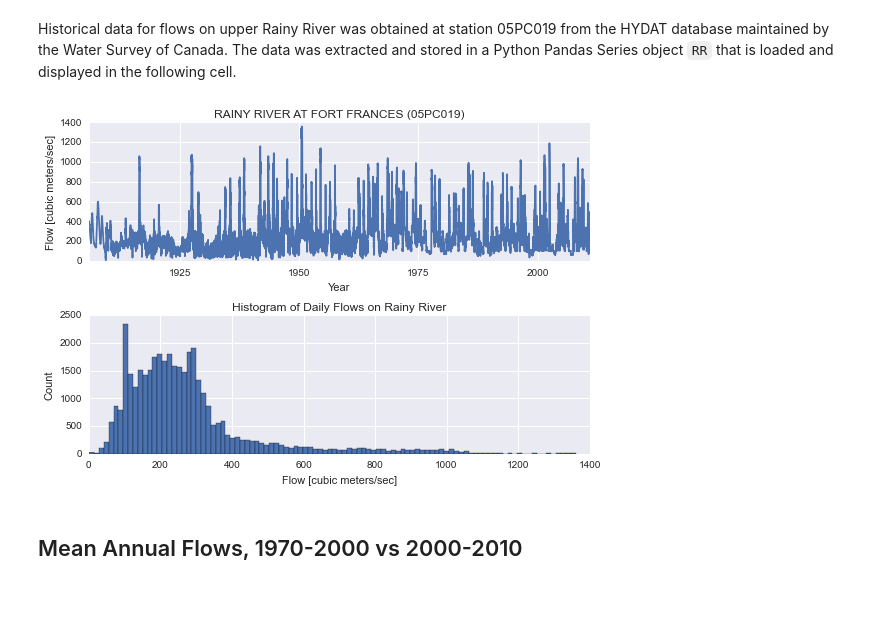
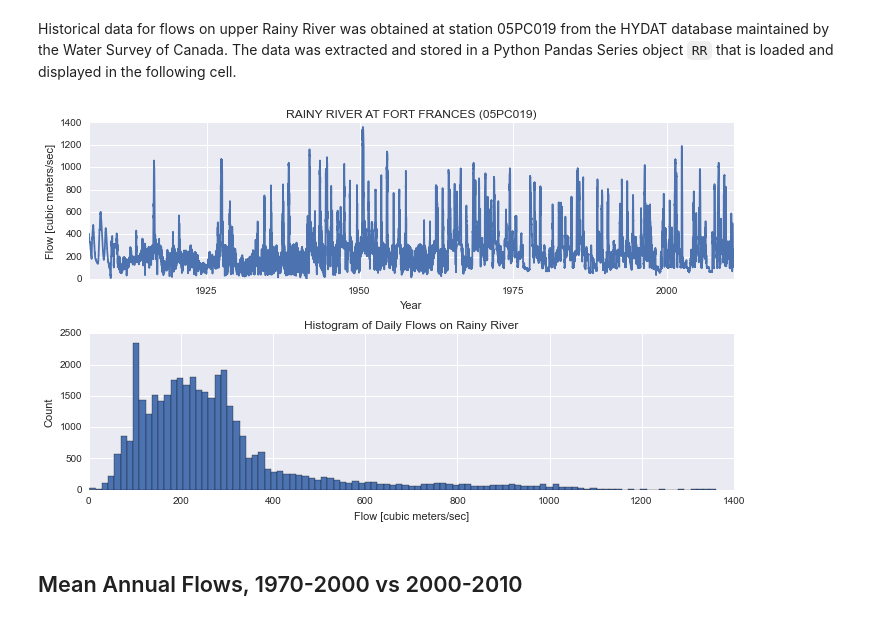
Before and after one commit to kmcgarry7/Rainy-Lake-Hydrology, a Jupyter notebook: Changes_in_Rainy_River_Flows_1970-2010.ipynb, the cells around one changed output. Saved outputs shown, nothing was run; the diff lists cells and outputs as text; code cells hidden in the pictures.

```diff
--- a/Changes_in_Rainy_River_Flows_1970-2010.ipynb
+++ b/Changes_in_Rainy_River_Flows_1970-2010.ipynb
@@ -33,21 +33,22 @@ Historical data for flows on upper Rainy River was obtained at station 05PC019 f
 # %%
 RR = pd.read_pickle(dir+'RR.pkl')
 
+plt.figure(figsize=(10,6))
 plt.subplot(2,1,1)
 RR.plot()
 plt.title(RR.name)
 plt.ylabel('Flow [cubic meters/sec]');
 plt.xlabel('Year');
 
 plt.subplot(2,1,2)
 RR.hist(bins=100)
 plt.xlabel('Flow [cubic meters/sec]')
 plt.ylabel('Count')
 plt.title('Histogram of Daily Flows on Rainy River')
 
 plt.tight_layout()
 # %% [output]
-[figure, old version]
+[figure, new version]
 # %% [markdown]
 ## <a name=section02></a>Mean Annual Flows, 1970-2000 vs 2000-2010
 # %% [markdown]
```
Also changed, not shown: parts of 2 cells of this notebook, 2 other files.
